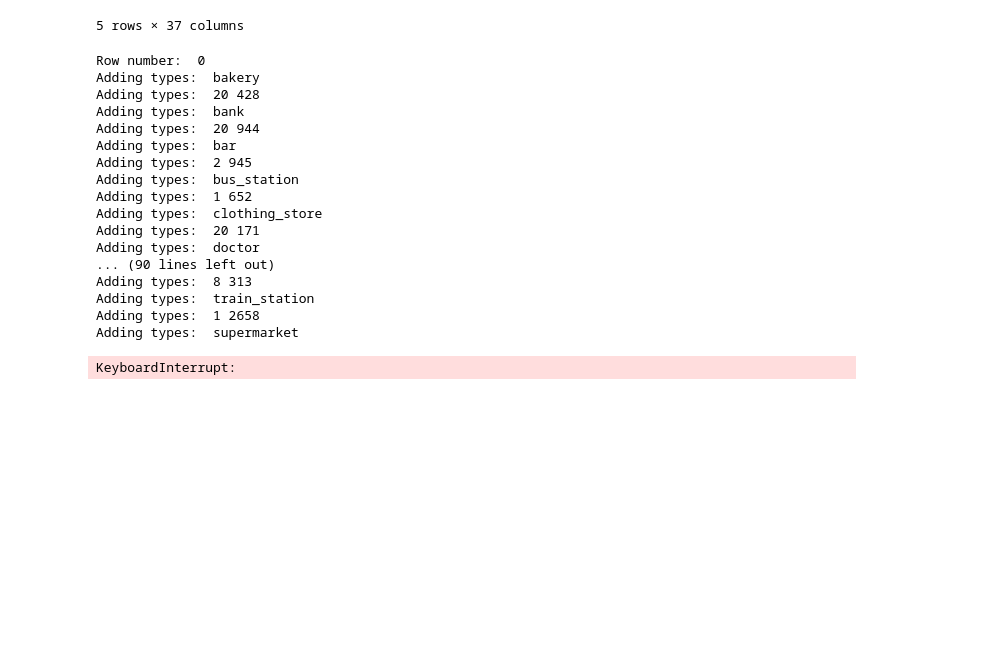
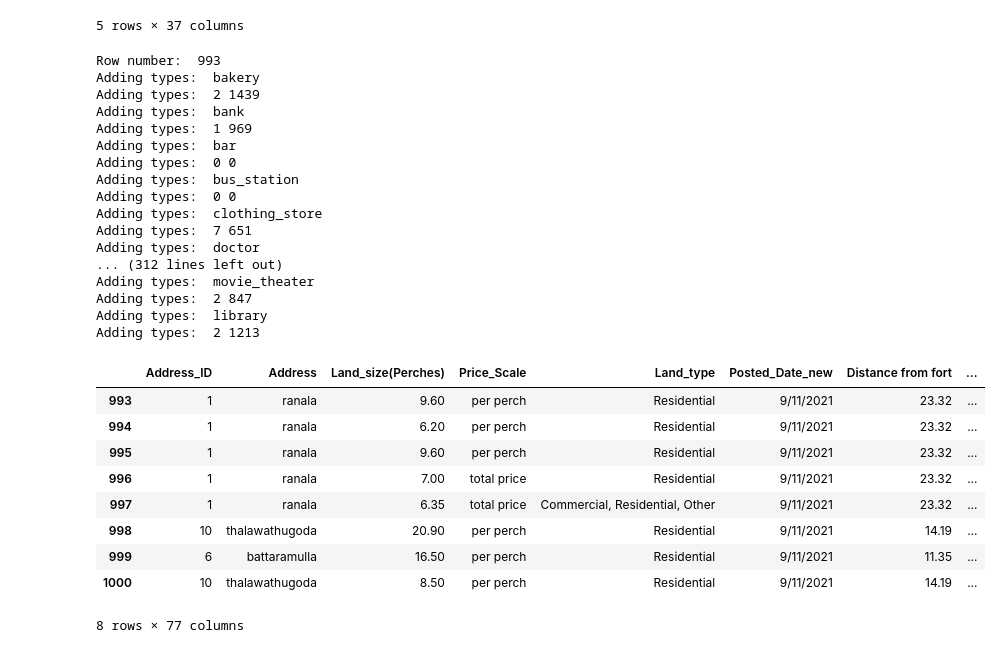
Before and after one commit to movindugunarathna/LandPulse-ML, a Jupyter notebook: model/part_2.ipynb, the cells around one changed output. Saved outputs shown, nothing was run; the diff lists cells and outputs as text; code cells hidden in the pictures; blank space fills up the shorter version.

```diff
--- a/model/part_2.ipynb
+++ b/model/part_2.ipynb
@@ -109,43 +109,52 @@ def add_random_location_columns(row, row_number):
         print('Adding types: ', name)
         # Find random location based on city area and distance to Fort
         count, min_distance = get_info(lat, lng, 1000, name)
         print('Adding types: ', count, min_distance)
 
         # Update the row with random latitude and longitude
         row[f'{name}_count'] = count
         row[f'{name}_mdist'] = min_distance
 
     # Determine whether to create a new file or append to an existing one
     output_file = 'NewDataset.csv'
     if os.path.isfile(output_file):
         # Append the row to the existing CSV file
         df3 = pd.DataFrame([row])
         df3.to_csv(output_file, mode='a', index=False, header=False)
     else:
         # Create a new CSV file with the header
         df3 = pd.DataFrame([row])
         df3.to_csv(output_file, index=False, header=True)
 
     return row
 
 # Apply the function to each row in the DataFrame
-df1.apply(lambda x: add_random_location_columns(x, x.name), axis=1)
+df1[993: 1001].apply(lambda x: add_random_location_columns(x, x.name), axis=1)
 # %% [output]
-Row number:  0
+Row number:  993
 Adding types:  bakery
-Adding types:  20 428
+Adding types:  2 1439
 Adding types:  bank
-Adding types:  20 944
+Adding types:  1 969
 Adding types:  bar
-Adding types:  2 945
+Adding types:  0 0
 Adding types:  bus_station
-Adding types:  1 652
+Adding types:  0 0
 Adding types:  clothing_store
-Adding types:  20 171
+Adding types:  7 651
 Adding types:  doctor
-... (90 lines left out)
-Adding types:  8 313
-Adding types:  train_station
-Adding types:  1 2658
-Adding types:  supermarket
+... (312 lines left out)
+Adding types:  movie_theater
+Adding types:  2 847
+Adding types:  library
+Adding types:  2 1213
+|  | Address_ID | Address | Land_size(Perches) | Price_Scale | Land_type | Posted_Date_new | Distance from fort | ... |
+| 993 | 1 | ranala | 9.60 | per perch | Residential | 9/11/2021 | 23.32 | ... |
+| 994 | 1 | ranala | 6.20 | per perch | Residential | 9/11/2021 | 23.32 | ... |
+| 995 | 1 | ranala | 9.60 | per perch | Residential | 9/11/2021 | 23.32 | ... |
+| 996 | 1 | ranala | 7.00 | total price | Residential | 9/11/2021 | 23.32 | ... |
+| 997 | 1 | ranala | 6.35 | total price | Commercial, Residential, Other | 9/11/2021 | 23.32 | ... |
+| 998 | 10 | thalawathugoda | 20.90 | per perch | Residential | 9/11/2021 | 14.19 | ... |
+| 999 | 6 | battaramulla | 16.50 | per perch | Residential | 9/11/2021 | 11.35 | ... |
+| 1000 | 10 | thalawathugoda | 8.50 | per perch | Residential | 9/11/2021 | 14.19 | ... |
-KeyboardInterrupt:
+8 rows × 77 columns
```
Also changed, not shown: parts of 1 cell of this notebook, 2 other files.
